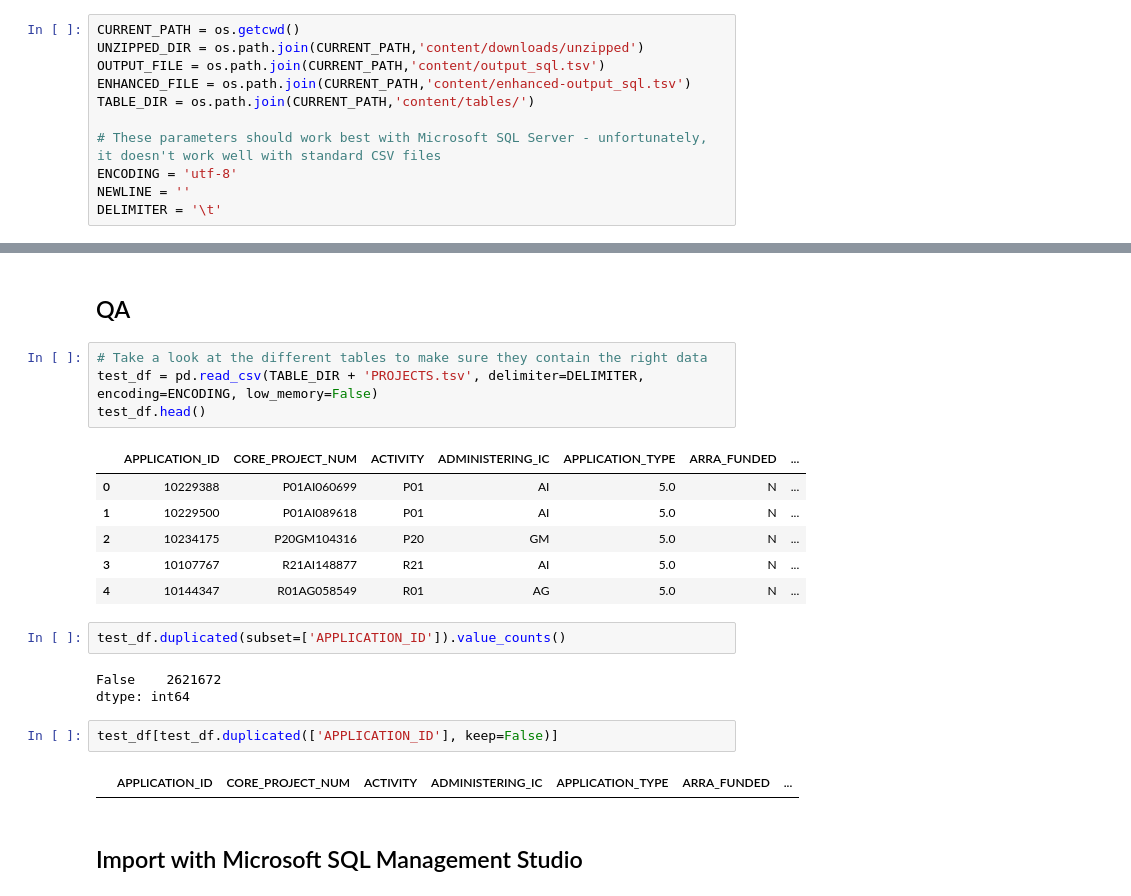
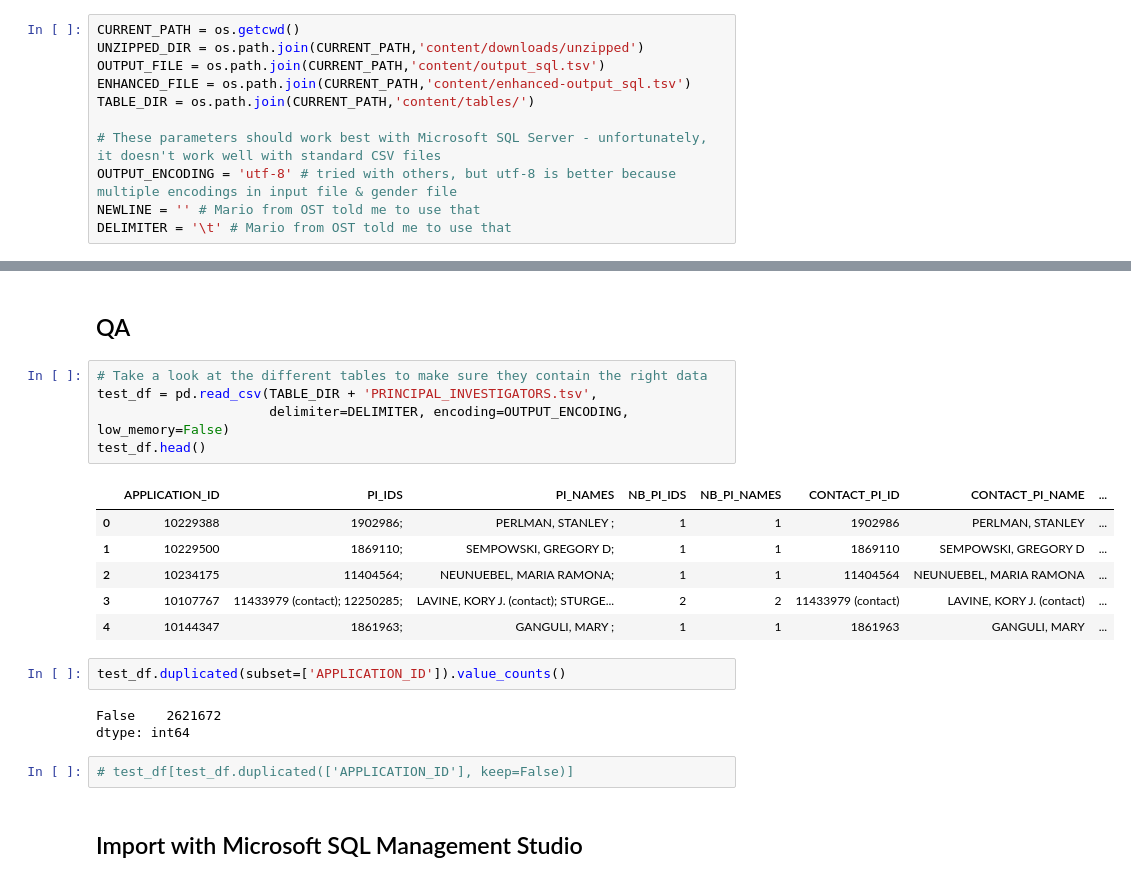
Before and after one commit to scameronp/nih-reporter, a Jupyter notebook: NIH_RePORTER_database.ipynb, the cells around one changed output, grey strips where cells are left out. Cells and saved outputs as stored; diff of their text form.

```diff
--- a/NIH_RePORTER_database.ipynb
+++ b/NIH_RePORTER_database.ipynb
@@ -45,6 +45,6 @@ ENHANCED_FILE = os.path.join(CURRENT_PATH,'content/enhanced-output_sql.tsv')
 TABLE_DIR = os.path.join(CURRENT_PATH,'content/tables/')
 
 # These parameters should work best with Microsoft SQL Server - unfortunately, it doesn't work well with standard CSV files
-ENCODING = 'utf-8'
-NEWLINE = ''
-DELIMITER = '\t'
+OUTPUT_ENCODING = 'utf-8' # tried with others, but utf-8 is better because multiple encodings in input file & gender file
+NEWLINE = '' # Mario from OST told me to use that
+DELIMITER = '\t' # Mario from OST told me to use that
@@ -503,24 +729,23 @@ filter_columns(ENHANCED_FILE, TABLE_DIR + 'ADMIN.tsv', [
 ## QA
 # %%
 # Take a look at the different tables to make sure they contain the right data
-test_df = pd.read_csv(TABLE_DIR + 'PROJECTS.tsv', delimiter=DELIMITER, encoding=ENCODING, low_memory=False)
+test_df = pd.read_csv(TABLE_DIR + 'PRINCIPAL_INVESTIGATORS.tsv',
+                      delimiter=DELIMITER, encoding=OUTPUT_ENCODING, low_memory=False)
 test_df.head()
 # %% [output]
-|  | APPLICATION_ID | CORE_PROJECT_NUM | ACTIVITY | ADMINISTERING_IC | APPLICATION_TYPE | ARRA_FUNDED | ... |
-| 0 | 10229388 | P01AI060699 | P01 | AI | 5.0 | N | ... |
-| 1 | 10229500 | P01AI089618 | P01 | AI | 5.0 | N | ... |
-| 2 | 10234175 | P20GM104316 | P20 | GM | 5.0 | N | ... |
-| 3 | 10107767 | R21AI148877 | R21 | AI | 5.0 | N | ... |
-| 4 | 10144347 | R01AG058549 | R01 | AG | 5.0 | N | ... |
+|  | APPLICATION_ID | PI_IDS | PI_NAMES | NB_PI_IDS | NB_PI_NAMES | CONTACT_PI_ID | CONTACT_PI_NAME | ... |
+| 0 | 10229388 | 1902986; | PERLMAN, STANLEY ; | 1 | 1 | 1902986 | PERLMAN, STANLEY | ... |
+| 1 | 10229500 | 1869110; | SEMPOWSKI, GREGORY D; | 1 | 1 | 1869110 | SEMPOWSKI, GREGORY D | ... |
+| 2 | 10234175 | 11404564; | NEUNUEBEL, MARIA RAMONA; | 1 | 1 | 11404564 | NEUNUEBEL, MARIA RAMONA | ... |
+| 3 | 10107767 | 11433979 (contact); 12250285; | LAVINE, KORY J. (contact); STURGE... | 2 | 2 | 11433979 (contact) | LAVINE, KORY J. (contact) | ... |
+| 4 | 10144347 | 1861963; | GANGULI, MARY ; | 1 | 1 | 1861963 | GANGULI, MARY | ... |
 # %%
 test_df.duplicated(subset=['APPLICATION_ID']).value_counts()
 # %% [output]
 False    2621672
 dtype: int64
 # %%
-test_df[test_df.duplicated(['APPLICATION_ID'], keep=False)]
+# test_df[test_df.duplicated(['APPLICATION_ID'], keep=False)]
-# %% [output]
-|  | APPLICATION_ID | CORE_PROJECT_NUM | ACTIVITY | ADMINISTERING_IC | APPLICATION_TYPE | ARRA_FUNDED | ... |
 # %% [markdown]
 ## Import with Microsoft SQL Management Studio
 # %% [markdown]
```
Also changed, not shown: parts of 13 cells of this notebook.
